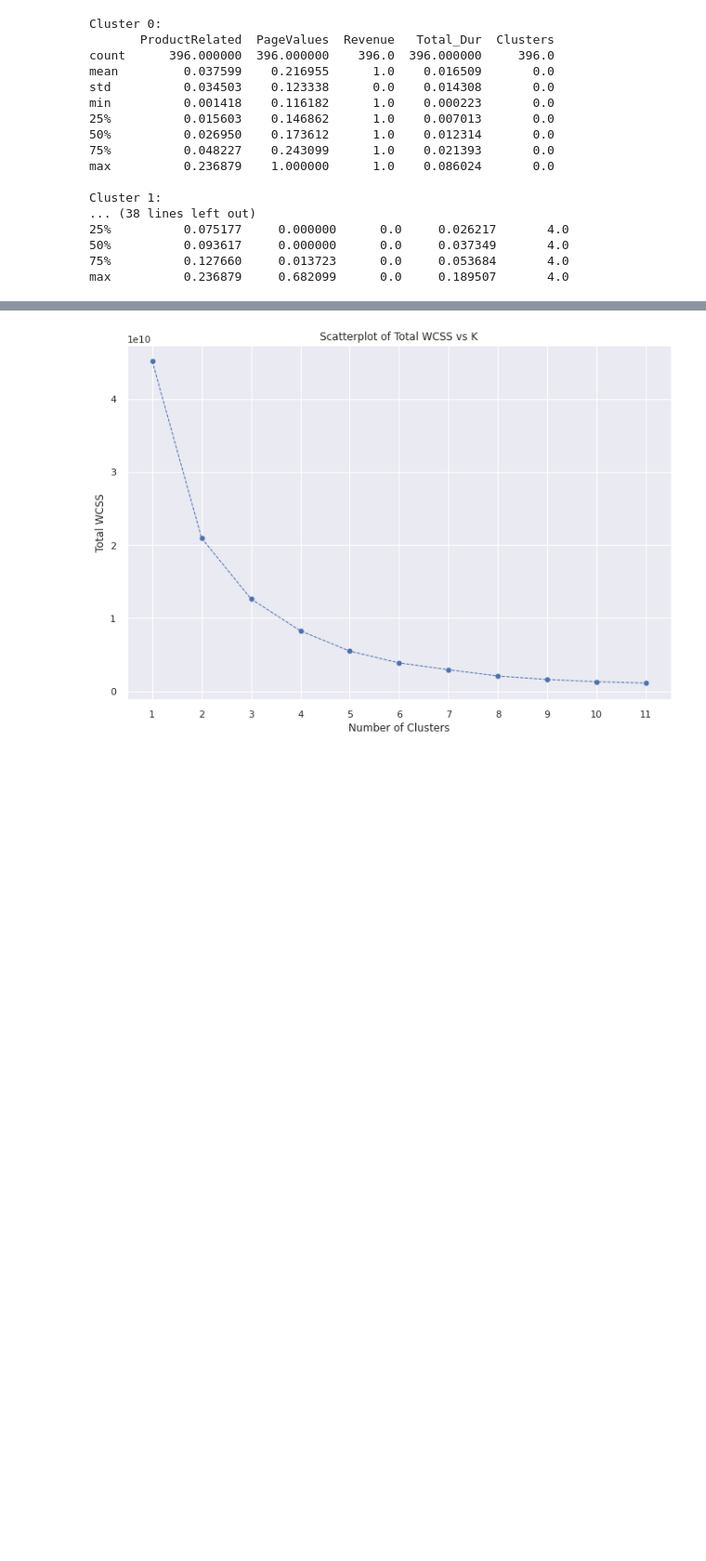
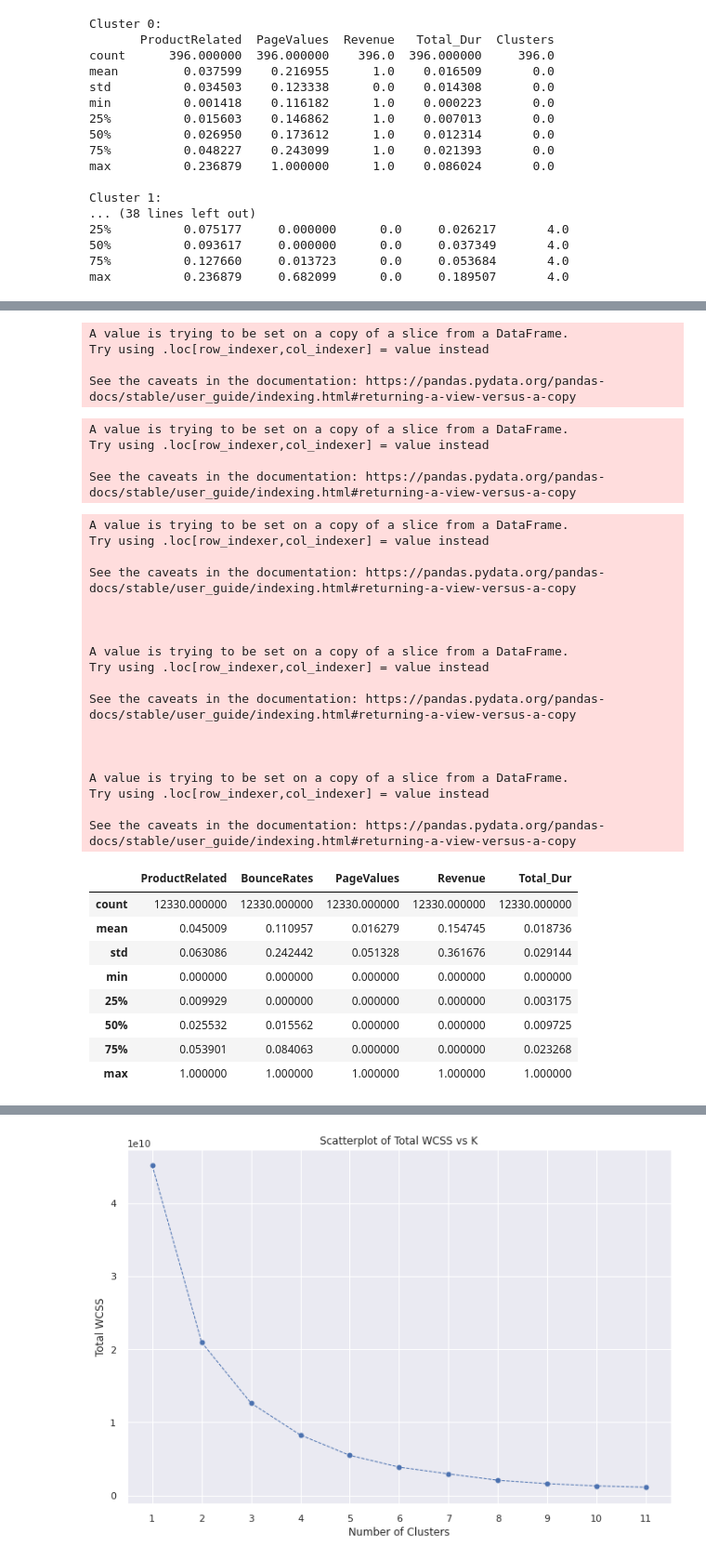
Before and after one commit to gracecms/dsa3101, a Jupyter notebook: notebooks/02_k_means_clustering.ipynb, the cells around one changed output, grey strips where cells are left out. Shown at 93% size. Drawn from its saved outputs; the diff is of its cells as text; code cells hidden in the pictures; blank space fills up the shorter version.

```diff
--- a/notebooks/02_k_means_clustering.ipynb
+++ b/notebooks/02_k_means_clustering.ipynb
@@ -286,0 +328,56 @@ Converting input from bool to <class 'numpy.uint8'> for compatibility.
+# %%
+data = pd.read_csv('online_shoppers_intention.csv')
+df = data[['ProductRelated', 'PageValues', 'Revenue']]
+df['Total_Dur'] = data[['Administrative_Duration', 'Informational_Duration', 'ProductRelated_Duration']].sum(axis=1)
+# %% [output]
+A value is trying to be set on a copy of a slice from a DataFrame.
+Try using .loc[row_indexer,col_indexer] = value instead
+
+See the caveats in the documentation: https://pandas.pydata.org/pandas-docs/stable/user_guide/indexing.html#returning-a-view-versus-a-copy
+# %%
+df = data[['ProductRelated', 'BounceRates', 'PageValues', 'Revenue']]
+df['Total_Dur'] = data[['Administrative_Duration', 'Informational_Duration', 'ProductRelated_Duration']].sum(axis=1)
+# %% [output]
+A value is trying to be set on a copy of a slice from a DataFrame.
+Try using .loc[row_indexer,col_indexer] = value instead
+
+See the caveats in the documentation: https://pandas.pydata.org/pandas-docs/stable/user_guide/indexing.html#returning-a-view-versus-a-copy
+# %%
+from sklearn.preprocessing import MinMaxScaler
+
+# From previous literatures of similar customer behavioural prediction, these attributes has the potential to cluster customers into groups with relatively distinct characteristics
+scaler = MinMaxScaler()
+df[['ProductRelated', 'BounceRates', 'PageValues','Total_Dur']] = scaler.fit_transform(df[['ProductRelated', 'BounceRates', 'PageValues','Total_Dur']])
+
+rev_int = df['Revenue'].apply(lambda x: 1 if x == True else 0)
+df['Revenue'] = rev_int
+
+df.describe()
+# %% [output]
+A value is trying to be set on a copy of a slice from a DataFrame.
+Try using .loc[row_indexer,col_indexer] = value instead
+
+See the caveats in the documentation: https://pandas.pydata.org/pandas-docs/stable/user_guide/indexing.html#returning-a-view-versus-a-copy
+
+
+
+A value is trying to be set on a copy of a slice from a DataFrame.
+Try using .loc[row_indexer,col_indexer] = value instead
+
+See the caveats in the documentation: https://pandas.pydata.org/pandas-docs/stable/user_guide/indexing.html#returning-a-view-versus-a-copy
+
+
+
+A value is trying to be set on a copy of a slice from a DataFrame.
+Try using .loc[row_indexer,col_indexer] = value instead
+
+See the caveats in the documentation: https://pandas.pydata.org/pandas-docs/stable/user_guide/indexing.html#returning-a-view-versus-a-copy
+|  | ProductRelated | BounceRates | PageValues | Revenue | Total_Dur |
+| count | 12330.000000 | 12330.000000 | 12330.000000 | 12330.000000 | 12330.000000 |
+| mean | 0.045009 | 0.110957 | 0.016279 | 0.154745 | 0.018736 |
+| std | 0.063086 | 0.242442 | 0.051328 | 0.361676 | 0.029144 |
+| min | 0.000000 | 0.000000 | 0.000000 | 0.000000 | 0.000000 |
+| 25% | 0.009929 | 0.000000 | 0.000000 | 0.000000 | 0.003175 |
+| 50% | 0.025532 | 0.015562 | 0.000000 | 0.000000 | 0.009725 |
+| 75% | 0.053901 | 0.084063 | 0.000000 | 0.000000 | 0.023268 |
+| max | 1.000000 | 1.000000 | 1.000000 | 1.000000 | 1.000000 |
```
Also changed, not shown: parts of 27 cells of this notebook.
